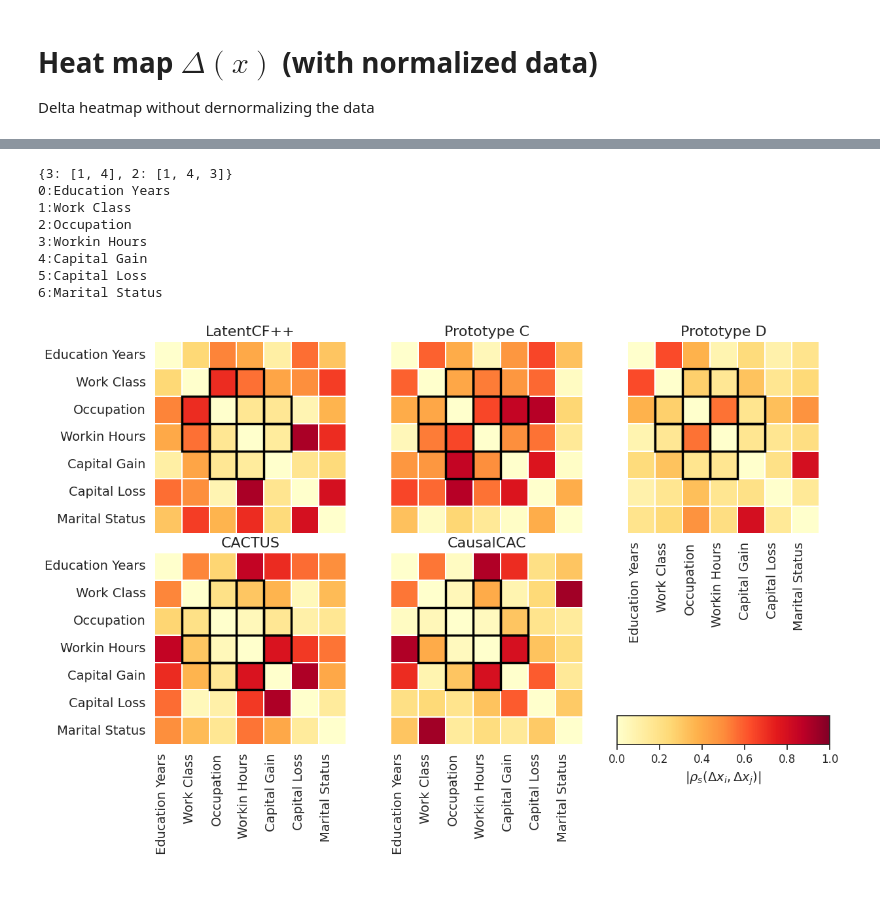
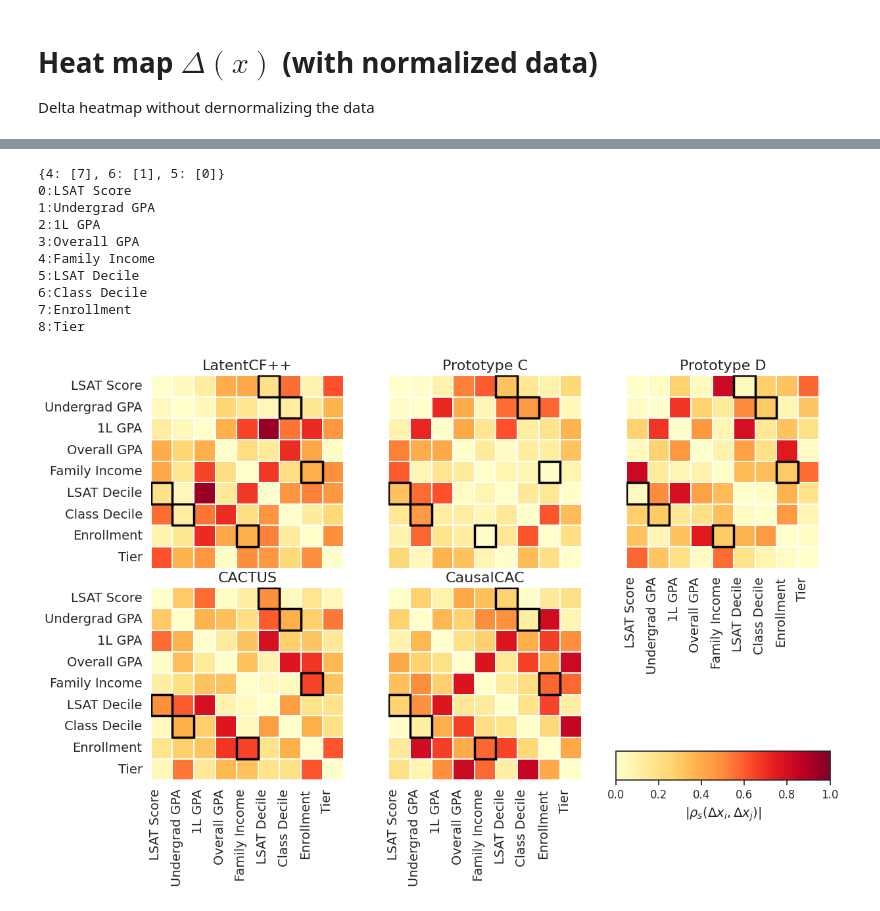
Before and after one commit to zhendong3wang/tabular-causal-counterfactuals, a Jupyter notebook: notebooks_causal_cactus/4.1.3-CF-evaluate-feat-change-Law.ipynb, the cells around one changed output, grey strips where cells are left out. Drawn from its saved outputs; the diff is of its cells as text; code cells hidden in the pictures.

```diff
--- a/notebooks_causal_cactus/4.1.3-CF-evaluate-feat-change-Law.ipynb
+++ b/notebooks_causal_cactus/4.1.3-CF-evaluate-feat-change-Law.ipynb
@@ -95,7 +95,7 @@ X_test = data.X_test
 y_test_onehot = data.y_test
 context_test = data.context_test
 
-context_labels = ["Female","Male"]
+context_labels = ["non-white","white"]
 
 X_original = []
 y_original_onehot = []
@@ -105,7 +105,7 @@ N = 5
 SELECTED_IDX = []
 
 for val, lbl in enumerate(context_labels):
-    idx = np.argwhere(context_test["male"].values == val)[:,0]
+    idx = np.argwhere(context_test["racetxt"].values == val)[:,0]
     idx = np.random.choice(idx, N)
 
     SELECTED_IDX += idx.tolist()
@@ -403,14 +420,15 @@ import seaborn as sns
 # Compute aggregated |Δx|
 # -----------------------------
 
-feature_names = [
-"Education Years",
- "Work Class",
- 'Occupation',
- 'Workin Hours',
- 'Capital Gain',
- 'Capital Loss',
- 'Marital Status']
+feature_names = ['LSAT Score',
+                    'Undergrad GPA',
+                    '1L GPA',
+                    'Overall GPA',
+                    'Family Income',
+                    'LSAT Decile',
+                    'Class Decile',
+                    'Enrollment',
+                    'Tier']
 
 
 exp_names = ["LatentCF++", "Prototype C","Prototype D","CACTUS","CausalCAC"]
@@ -510,14 +528,16 @@ print(child_to_parents_dict)
 for i,feat in enumerate(feature_names):
     print(f"{i}:{feat}")
 # %% [output]
-{3: [1, 4], 2: [1, 4, 3]}
-0:Education Years
-1:Work Class
-2:Occupation
-3:Workin Hours
-4:Capital Gain
-5:Capital Loss
-6:Marital Status
+{4: [7], 6: [1], 5: [0]}
+0:LSAT Score
+1:Undergrad GPA
+2:1L GPA
+3:Overall GPA
+4:Family Income
+5:LSAT Decile
+6:Class Decile
+7:Enrollment
+8:Tier
 # %%
 import numpy as np
 import matplotlib.pyplot as plt
@@ -529,14 +549,15 @@ from mpl_toolkits.axes_grid1.inset_locator import inset_axes
 # -----------------------------
 # Setup
 # -----------------------------
-feature_names = [
-"Education Years",
- "Work Class",
- 'Occupation',
- 'Workin Hours',
- 'Capital Gain',
- 'Capital Loss',
- 'Marital Status']
+feature_names = ['LSAT Score',
+                    'Undergrad GPA',
+                    '1L GPA',
+                    'Overall GPA',
+                    'Family Income',
+                    'LSAT Decile',
+                    'Class Decile',
+                    'Enrollment',
+                    'Tier']
 
 exp_names = ["LatentCF++", "Prototype C","Prototype D","CACTUS","CausalCAC"]
 d = X_original_unscaled.shape[1]
@@ -612,34 +633,34 @@ for i, (ax, name, C) in enumerate(zip(axes[:5], exp_names, corr_mats)):
     ax.tick_params(axis="y", labelsize=14)
 
 # -----------------------------
 # Put a THIN horizontal colorbar inside the 6th subplot (axes[5])
 # -----------------------------
 axes[5].axis("off")  # use only as a container
 
 mappable = axes[0].collections[0]
 
 # inset axis for a thin bar (won't cover subplot 3 xticks)
 cax = inset_axes(
     axes[5],
     width="90%",      # relative to subplot 6
     height="15%",     # thin bar
     loc="lower center",
     borderpad=0.0
 )
 
 cbar = fig.colorbar(
     mappable,
     cax=cax,
     orientation="horizontal"
 )
 
 cbar.set_label(r"$|\rho_s(\Delta x_i,\Delta x_j)|$", fontsize=14, labelpad=6)
 cbar.ax.tick_params(labelsize=12)
 
 #plt.tight_layout()
 plt.show()
 # %% [output]
-[figure, old version]
+[figure, new version]
 # %%
 # strict digraph {
 # NumberRealEstateLoansOrLines;
```
Also changed, not shown: parts of 9 cells of this notebook, 3 other files.
